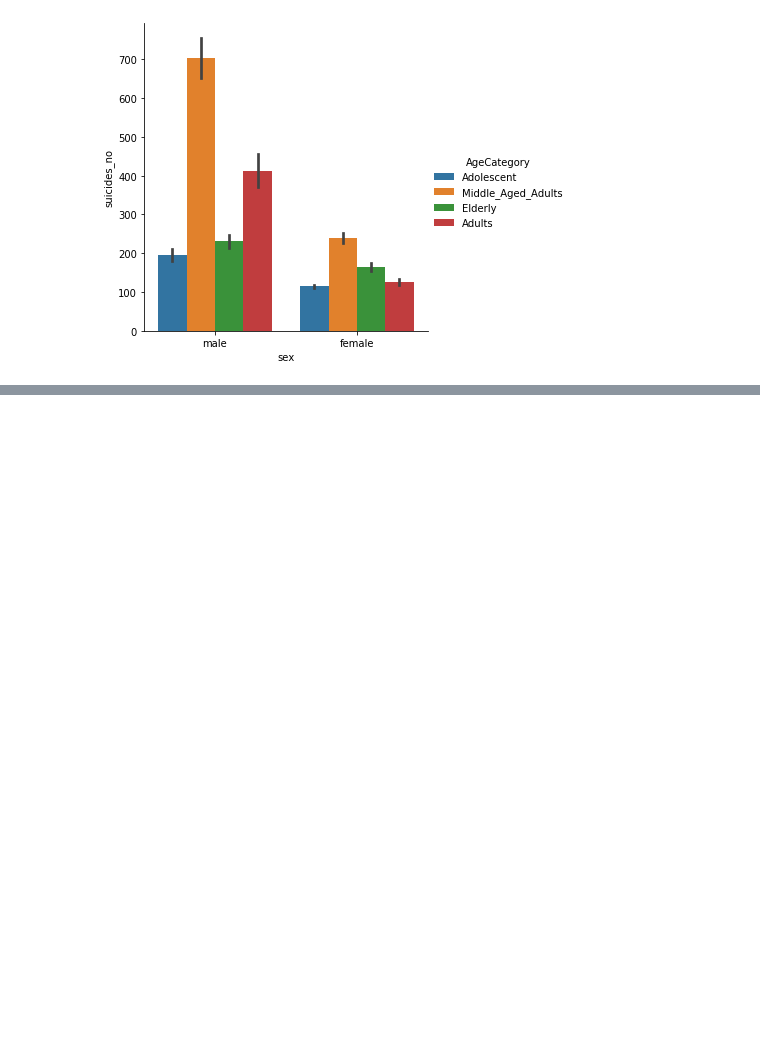
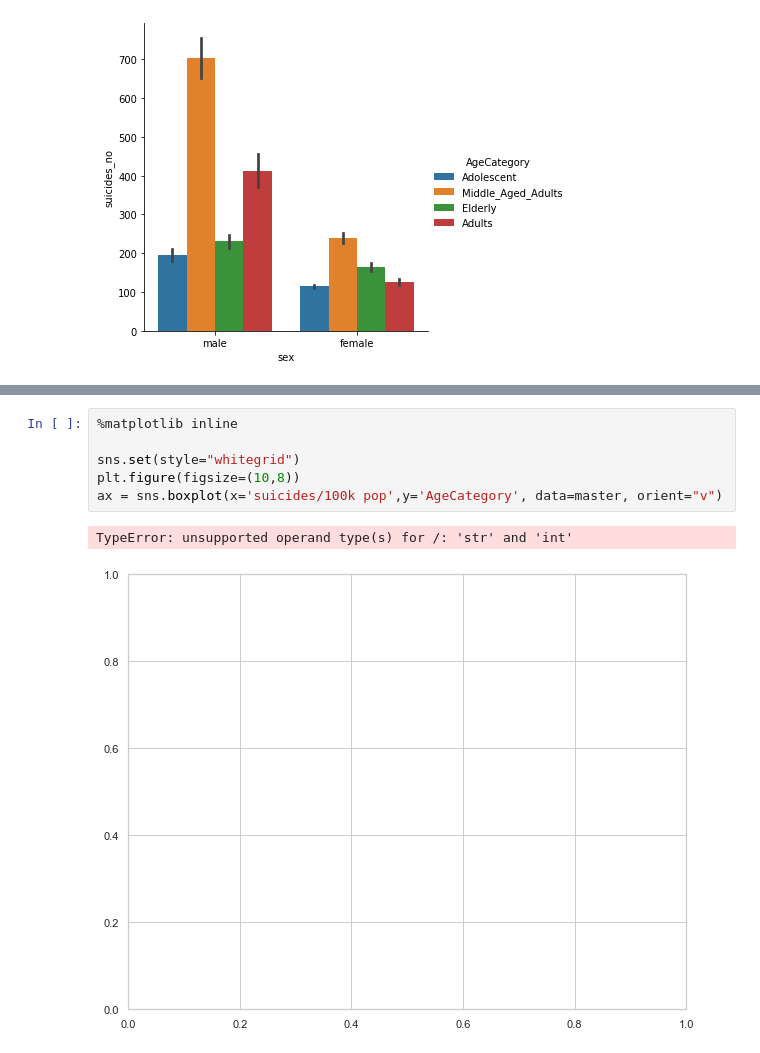
Before and after one commit to Arthur-Langlois/capstone, a Jupyter notebook: notebooks/descriptive-stats.ipynb, the cells around one changed output, grey strips where cells are left out. Drawn from its saved outputs; the diff is of its cells as text; blank space fills up the shorter version.

```diff
--- a/notebooks/descriptive-stats.ipynb
+++ b/notebooks/descriptive-stats.ipynb
@@ -218,0 +226,9 @@ sns.catplot(x="sex", y="suicides_no", hue="AgeCategory", kind="bar", data=master
+# %%
+%matplotlib inline
+
+sns.set(style="whitegrid")
+plt.figure(figsize=(10,8))
+ax = sns.boxplot(x='suicides/100k pop',y='AgeCategory', data=master, orient="v")
+# %% [output]
+TypeError: unsupported operand type(s) for /: 'str' and 'int'
+[figure, added]
```
Also changed, not shown: parts of 2 cells of this notebook.
